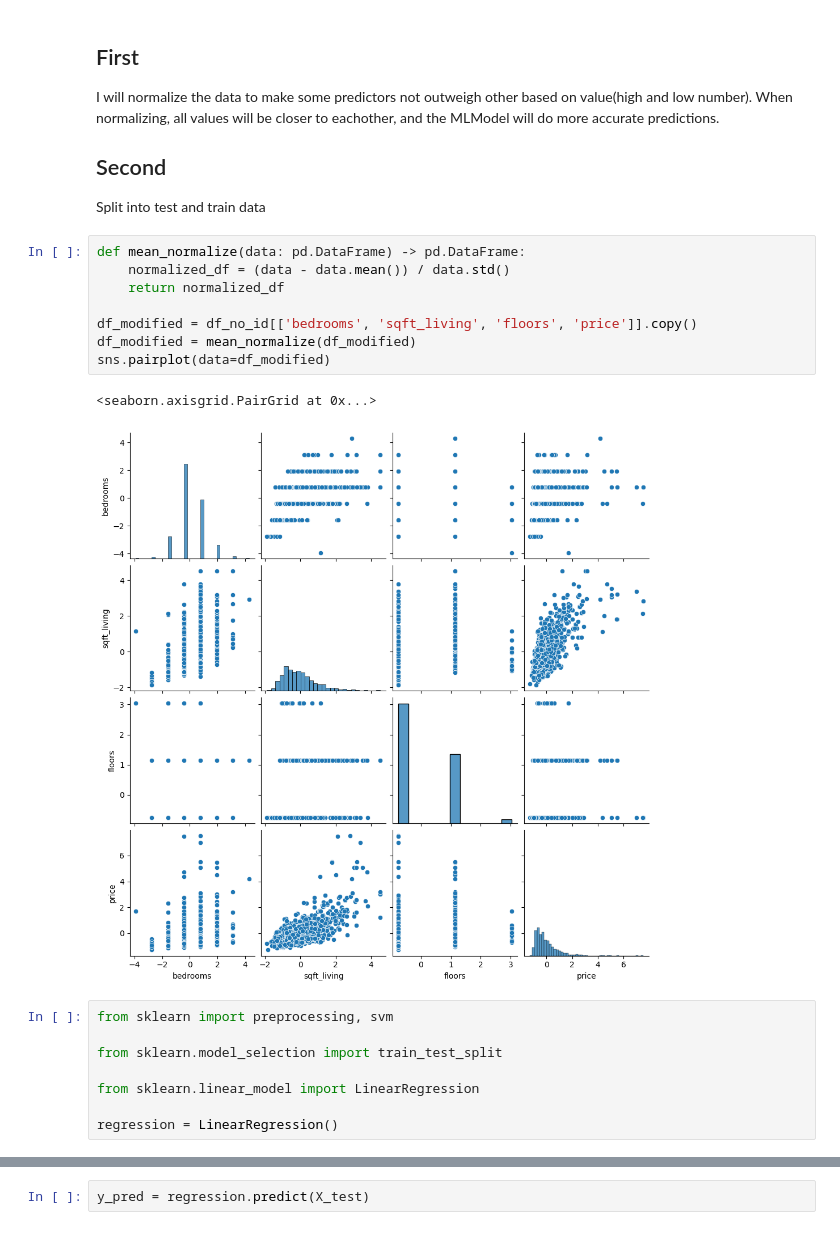
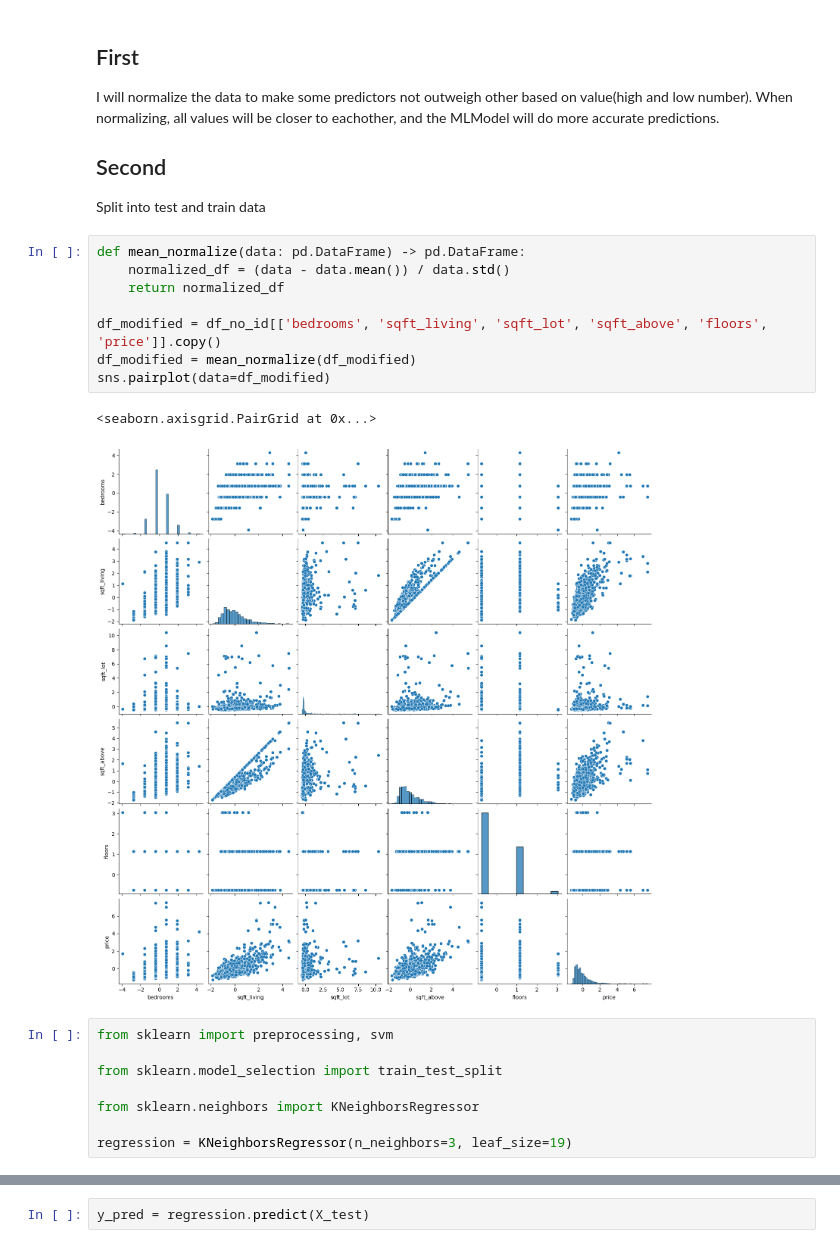
Before and after one commit to SeanMarcusJensen/Exam_MachineLearning, a Jupyter notebook: notebooks/Regression.ipynb, the cells around one changed output, grey strips where cells are left out. Cells and saved outputs as stored; diff of their text form.

```diff
--- a/notebooks/Regression.ipynb
+++ b/notebooks/Regression.ipynb
@@ -115,22 +115,22 @@ Split into test and train data
 # %%
 def mean_normalize(data: pd.DataFrame) -> pd.DataFrame:
     normalized_df = (data - data.mean()) / data.std()
     return normalized_df
 
-df_modified = df_no_id[['bedrooms', 'sqft_living', 'floors', 'price']].copy()
+df_modified = df_no_id[['bedrooms', 'sqft_living', 'sqft_lot', 'sqft_above', 'floors', 'price']].copy()
 df_modified = mean_normalize(df_modified)
 sns.pairplot(data=df_modified)
 # %% [output]
 <seaborn.axisgrid.PairGrid at 0x...>
-[figure, old version]
+[figure, new version]
 # %%
 from sklearn import preprocessing, svm
 
 from sklearn.model_selection import train_test_split
 
-from sklearn.linear_model import LinearRegression
+from sklearn.neighbors import KNeighborsRegressor
 
-regression = LinearRegression()
+regression = KNeighborsRegressor(n_neighbors=3, leaf_size=19)
 # %%
 X = df_modified.drop(columns=['price'], axis=1)
 y = df_modified['price']
```
Also changed, not shown: parts of 8 cells of this notebook.
